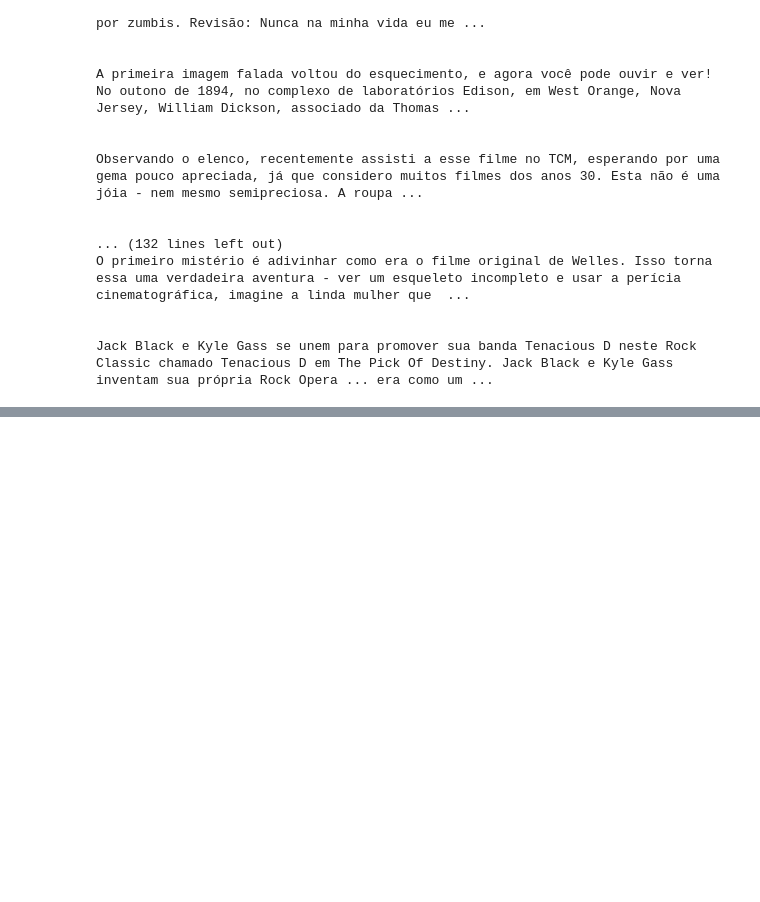
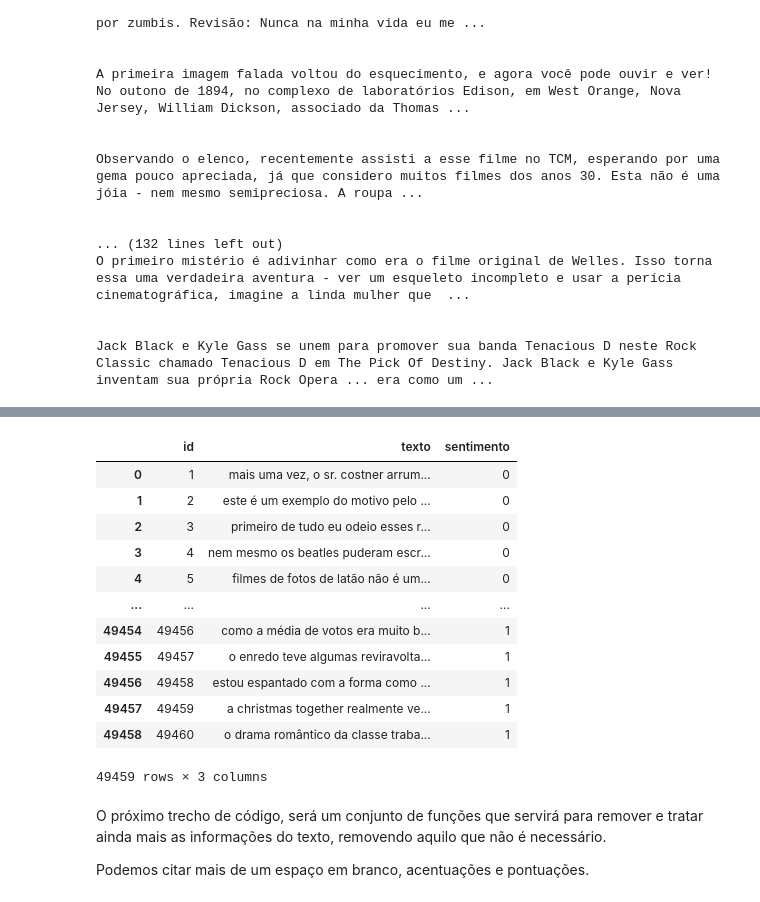
Before and after one commit to andrevrc/ppgti3102-weak-supervised-learning, a Jupyter notebook: projeto_final/projeto_final_review_analysis.ipynb, the cells around one changed output, grey strips where cells are left out. Cells and saved outputs as stored; diff of their text form; code cells hidden in the pictures; blank space fills up the shorter version.

Commit message:
Finalizando limpeza de dados e tratando conjunto de treinamento, dev e testes.

```diff
--- a/projeto_final/projeto_final_review_analysis.ipynb
+++ b/projeto_final/projeto_final_review_analysis.ipynb
@@ -64,0 +105,20 @@ Jack Black e Kyle Gass se unem para promover sua banda Tenacious D neste Rock Cl
+# %%
+df
+# %% [output]
+|  | id | texto | sentimento |
+| 0 | 1 | mais uma vez, o sr. costner arrum... | 0 |
+| 1 | 2 | este é um exemplo do motivo pelo ... | 0 |
+| 2 | 3 | primeiro de tudo eu odeio esses r... | 0 |
+| 3 | 4 | nem mesmo os beatles puderam escr... | 0 |
+| 4 | 5 | filmes de fotos de latão não é um... | 0 |
+| ... | ... | ... | ... |
+| 49454 | 49456 | como a média de votos era muito b... | 1 |
+| 49455 | 49457 | o enredo teve algumas reviravolta... | 1 |
+| 49456 | 49458 | estou espantado com a forma como ... | 1 |
+| 49457 | 49459 | a christmas together realmente ve... | 1 |
+| 49458 | 49460 | o drama romântico da classe traba... | 1 |
+49459 rows × 3 columns
+# %% [markdown]
+O próximo trecho de código, será um conjunto de funções que servirá para remover e tratar ainda mais as informações do texto, removendo aquilo que não é necessário.
+
+Podemos citar mais de um espaço em branco, acentuações e pontuações.
```
Also changed, not shown: parts of 6 cells of this notebook, 3 other files.
